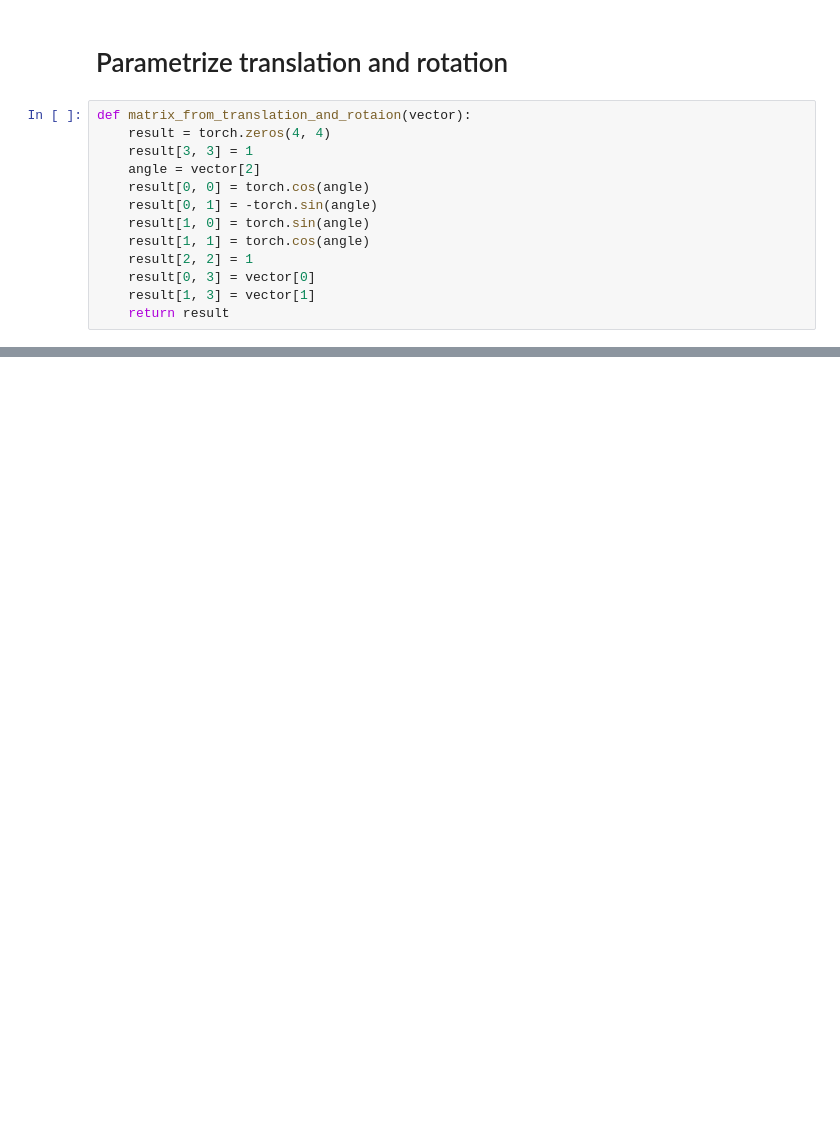
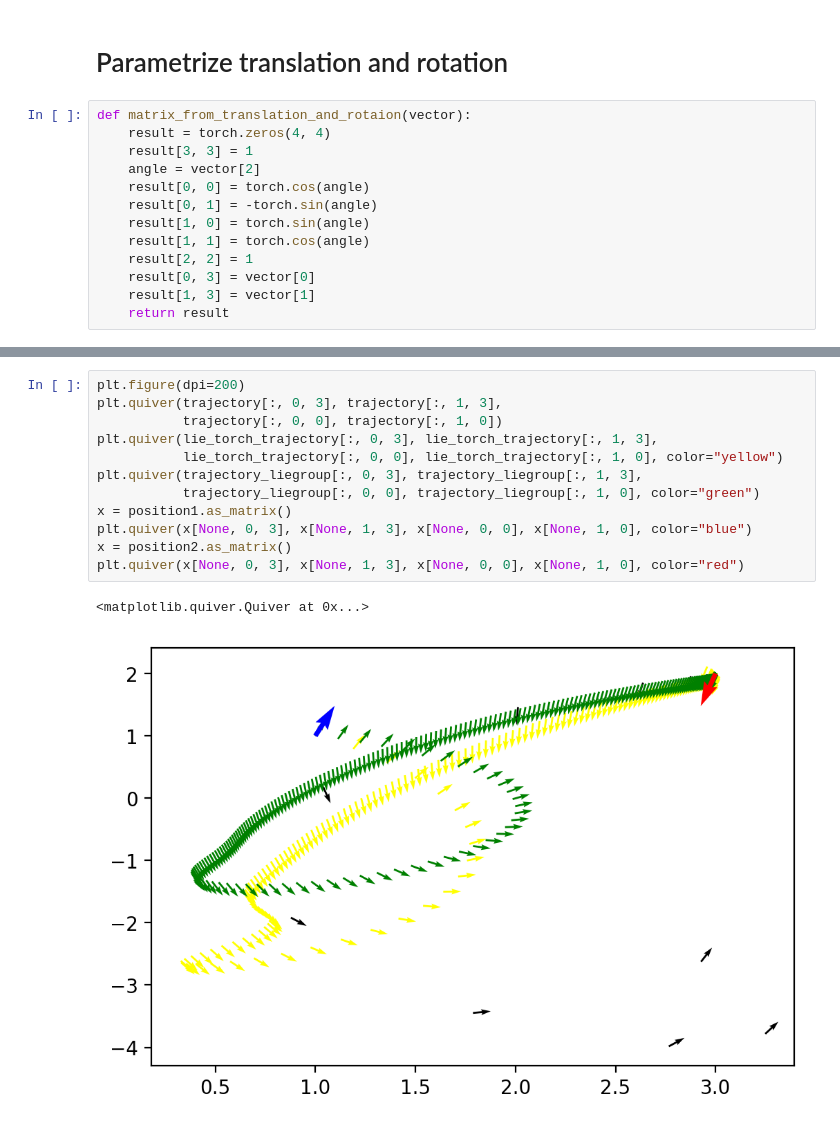
Before and after one commit to MisterMap/imap-pytorch, a Jupyter notebook: notebook/position_opitmizer.ipynb, the cells around one changed output, grey strips where cells are left out. Drawn from its saved outputs; the diff is of its cells as text; blank space fills up the shorter version.

```diff
--- a/notebook/position_opitmizer.ipynb
+++ b/notebook/position_opitmizer.ipynb
@@ -357,0 +405,15 @@ plt.quiver(x[None, 0, 3], x[None, 1, 3], x[None, 0, 0], x[None, 1, 0], color="re
+# %%
+plt.figure(dpi=200)
+plt.quiver(trajectory[:, 0, 3], trajectory[:, 1, 3],
+           trajectory[:, 0, 0], trajectory[:, 1, 0])
+plt.quiver(lie_torch_trajectory[:, 0, 3], lie_torch_trajectory[:, 1, 3],
+           lie_torch_trajectory[:, 0, 0], lie_torch_trajectory[:, 1, 0], color="yellow")
+plt.quiver(trajectory_liegroup[:, 0, 3], trajectory_liegroup[:, 1, 3],
+           trajectory_liegroup[:, 0, 0], trajectory_liegroup[:, 1, 0], color="green")
+x = position1.as_matrix()
+plt.quiver(x[None, 0, 3], x[None, 1, 3], x[None, 0, 0], x[None, 1, 0], color="blue")
+x = position2.as_matrix()
+plt.quiver(x[None, 0, 3], x[None, 1, 3], x[None, 0, 0], x[None, 1, 0], color="red")
+# %% [output]
+<matplotlib.quiver.Quiver at 0x...>
+[figure, added]
```
Also changed, not shown: parts of 17 cells of this notebook.
